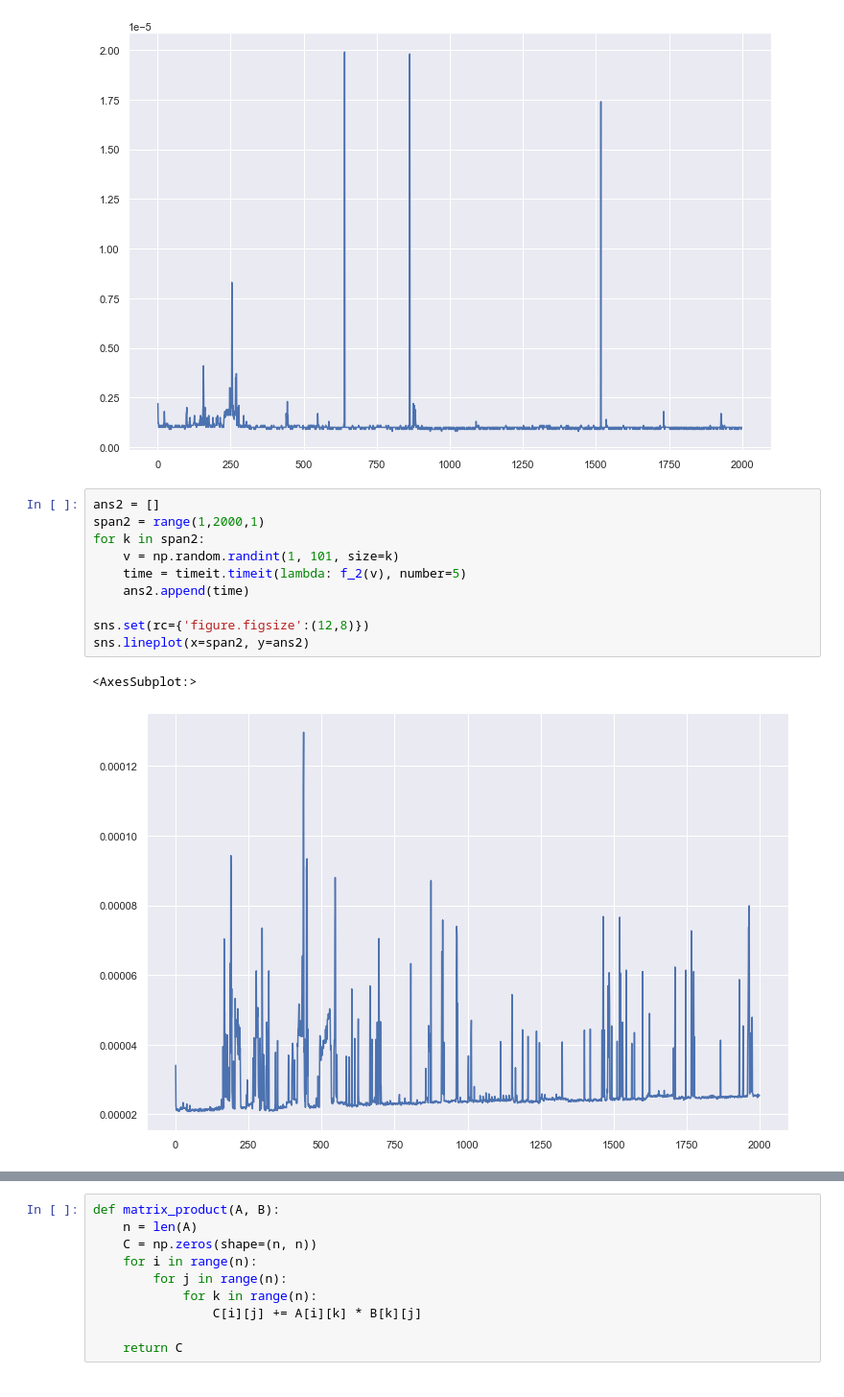
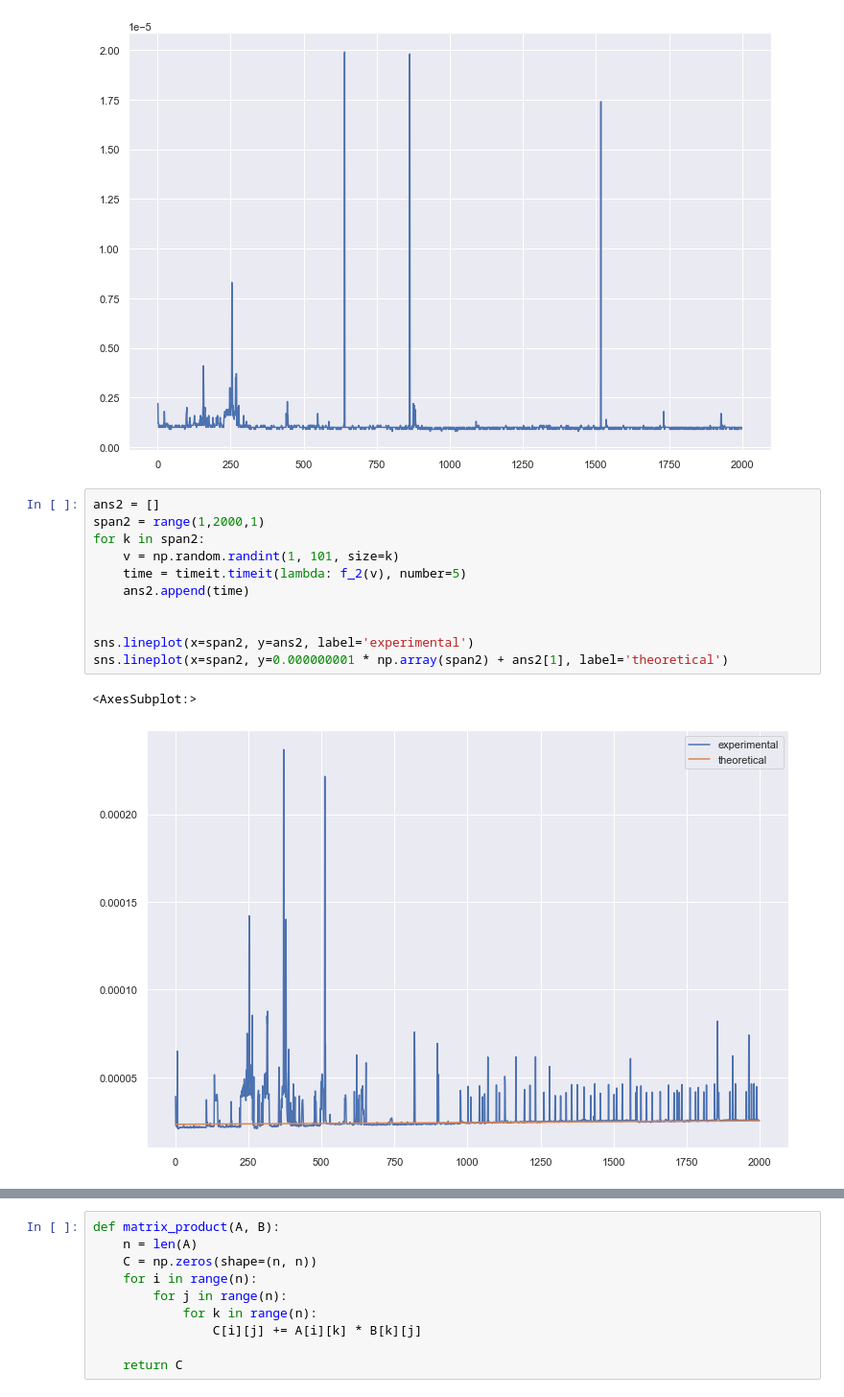
Before and after one commit to trixdade/ITMO-algorithms, a Jupyter notebook: Algorithms_Lab1.ipynb, the cells around one changed output, grey strips where cells are left out. Shown at 96% size. Drawn from its saved outputs; the diff is of its cells as text.

```diff
--- a/Algorithms_Lab1.ipynb
+++ b/Algorithms_Lab1.ipynb
@@ -57,13 +59,14 @@ sns.lineplot(x=span1, y=ans1)
 # %%
 ans2 = []
 span2 = range(1,2000,1)
 for k in span2:
     v = np.random.randint(1, 101, size=k)
     time = timeit.timeit(lambda: f_2(v), number=5)
     ans2.append(time)
 
-sns.set(rc={'figure.figsize':(12,8)})
-sns.lineplot(x=span2, y=ans2)
+
+sns.lineplot(x=span2, y=ans2, label='experimental')
+sns.lineplot(x=span2, y=0.000000001 * np.array(span2) + ans2[1], label='theoretical')
 # %% [output]
 <AxesSubplot:>
-[figure, old version]
+[figure, new version]
```
Also changed, not shown: parts of 21 cells of this notebook.
